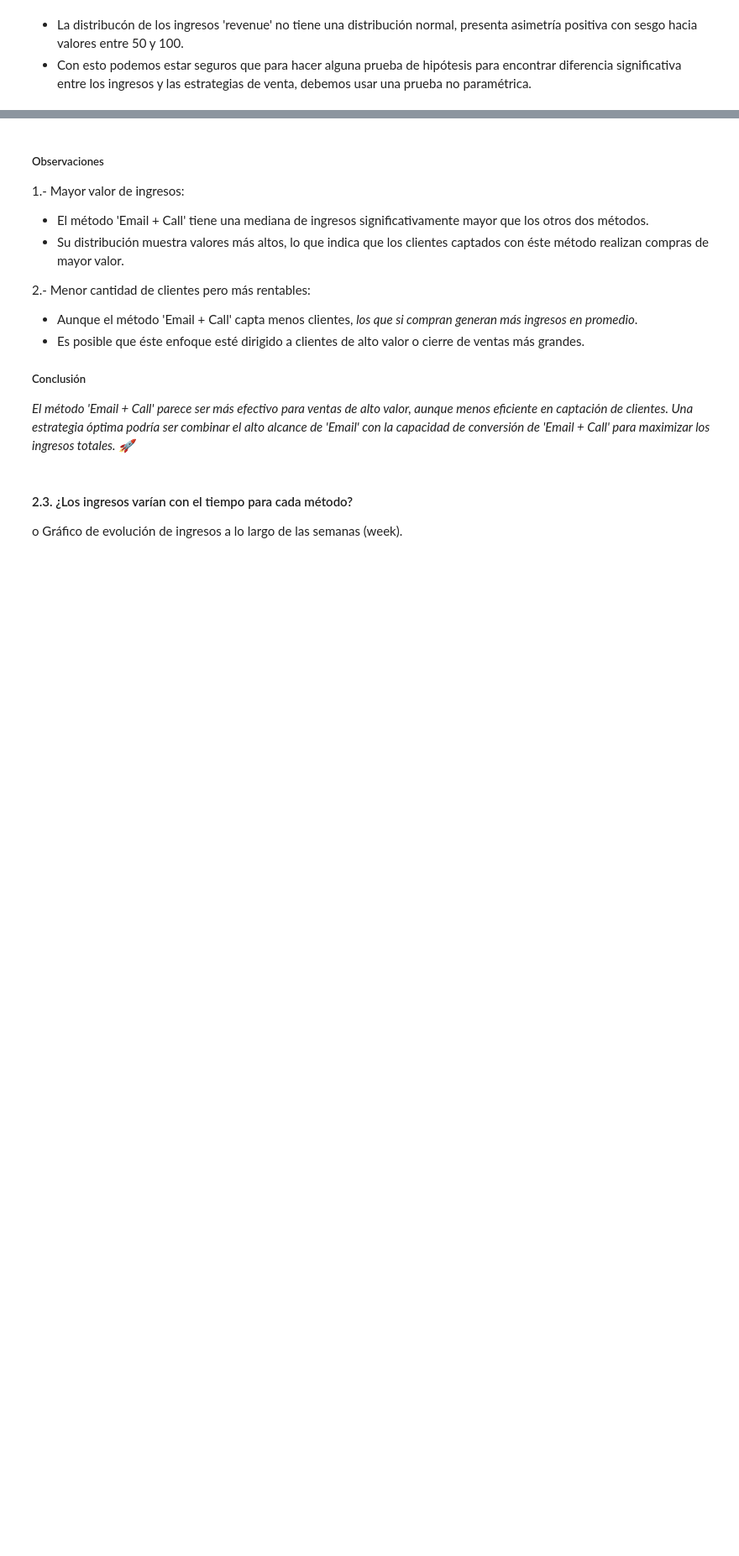
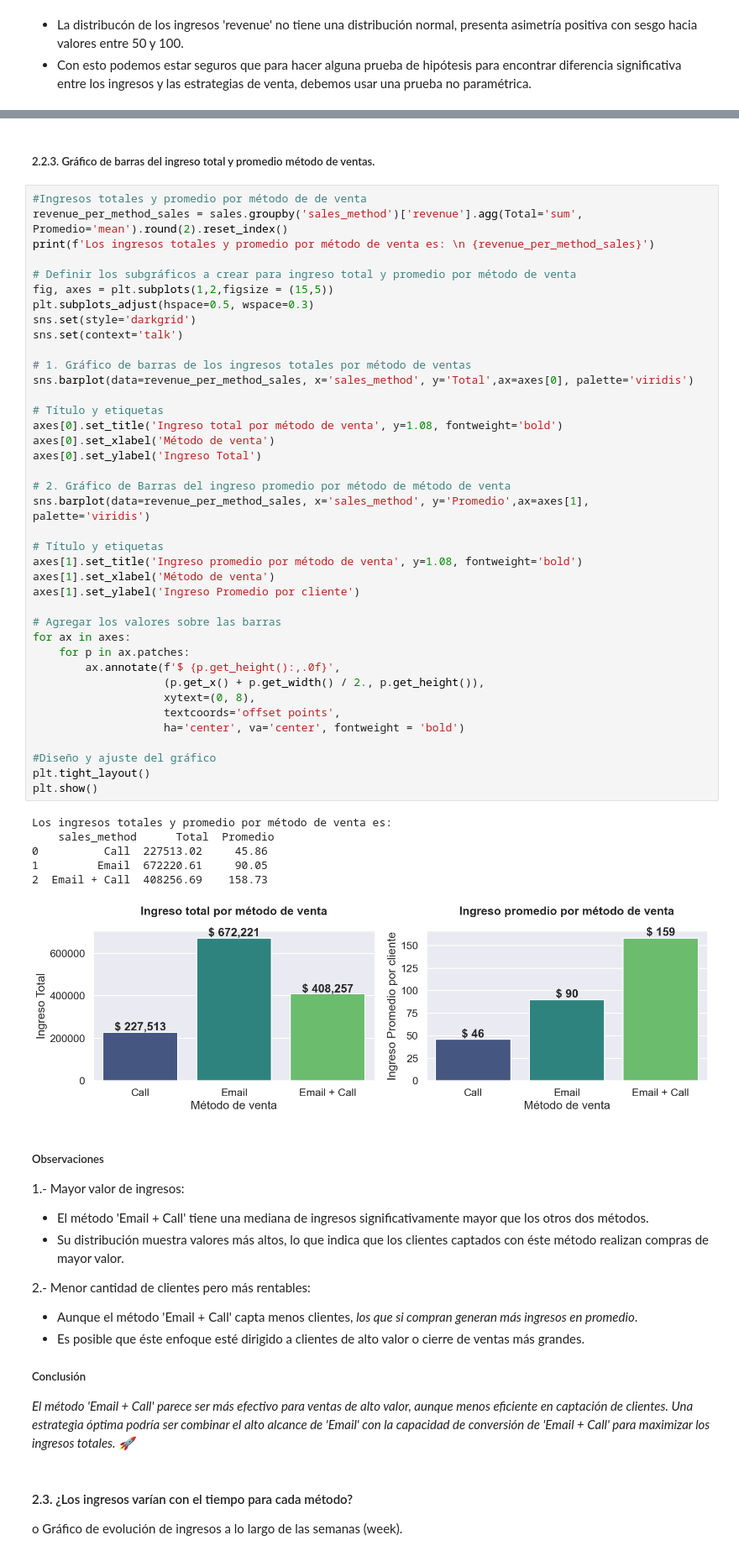
Before and after one commit to WLozanoH/prueba, a Jupyter notebook: estrategia_ventas.ipynb, the cells around one changed output, grey strips where cells are left out. Shown at 84% size. Saved outputs shown, nothing was run; the diff lists cells and outputs as text; blank space fills up the shorter version.

```diff
--- a/estrategia_ventas.ipynb
+++ b/estrategia_ventas.ipynb
@@ -519,3 +596,51 @@ plt.show()
+# %% [markdown]
+##### 2.2.3. Gráfico de barras del ingreso total y promedio método de ventas.
+# %%
+#Ingresos totales y promedio por método de de venta
+revenue_per_method_sales = sales.groupby('sales_method')['revenue'].agg(Total='sum', Promedio='mean').round(2).reset_index()
+print(f'Los ingresos totales y promedio por método de venta es: \n {revenue_per_method_sales}')
+
+# Definir los subgráficos a crear para ingreso total y promedio por método de venta
+fig, axes = plt.subplots(1,2,figsize = (15,5))
+plt.subplots_adjust(hspace=0.5, wspace=0.3)
+sns.set(style='darkgrid')
+sns.set(context='talk')
+
+# 1. Gráfico de barras de los ingresos totales por método de ventas
+sns.barplot(data=revenue_per_method_sales, x='sales_method', y='Total',ax=axes[0], palette='viridis')
+
+# Título y etiquetas
+axes[0].set_title('Ingreso total por método de venta', y=1.08, fontweight='bold')
+axes[0].set_xlabel('Método de venta')
+axes[0].set_ylabel('Ingreso Total')
+
+# 2. Gráfico de Barras del ingreso promedio por método de método de venta
+sns.barplot(data=revenue_per_method_sales, x='sales_method', y='Promedio',ax=axes[1], palette='viridis')
+
+# Título y etiquetas
+axes[1].set_title('Ingreso promedio por método de venta', y=1.08, fontweight='bold')
+axes[1].set_xlabel('Método de venta')
+axes[1].set_ylabel('Ingreso Promedio por cliente')
+
+# Agregar los valores sobre las barras
+for ax in axes:
+    for p in ax.patches:
+        ax.annotate(f'$ {p.get_height():,.0f}',
+                    (p.get_x() + p.get_width() / 2., p.get_height()),
+                    xytext=(0, 8),
+                    textcoords='offset points',
+                    ha='center', va='center', fontweight = 'bold')
+
+#Diseño y ajuste del gráfico
+plt.tight_layout()
+plt.show()
+# %% [output]
+Los ingresos totales y promedio por método de venta es:
+    sales_method      Total  Promedio
+0          Call  227513.02     45.86
+1         Email  672220.61     90.05
+2  Email + Call  408256.69    158.73
+[figure, added]
 # %% [markdown]
 ##### Observaciones
 1.- Mayor valor de ingresos:
```
Also changed, not shown: parts of 17 cells of this notebook.
